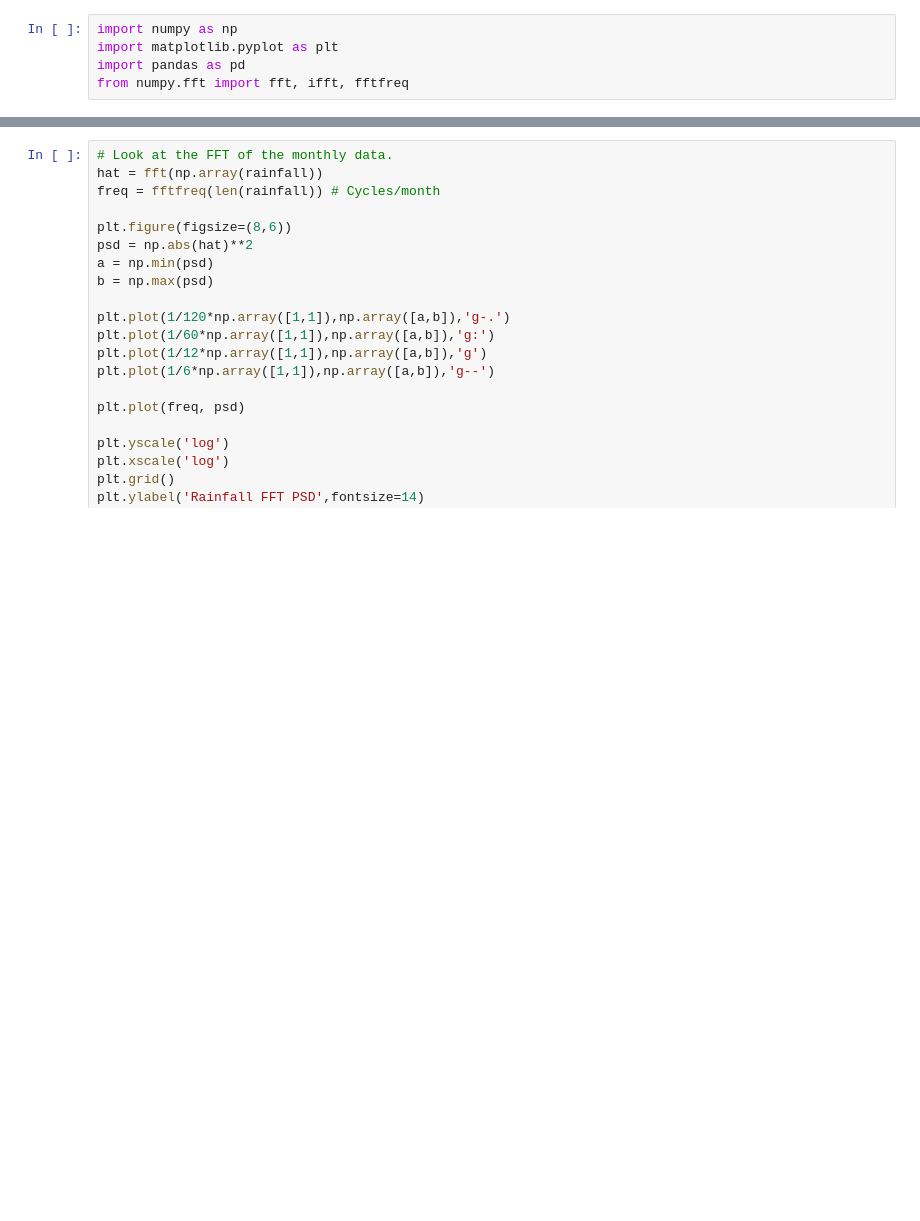
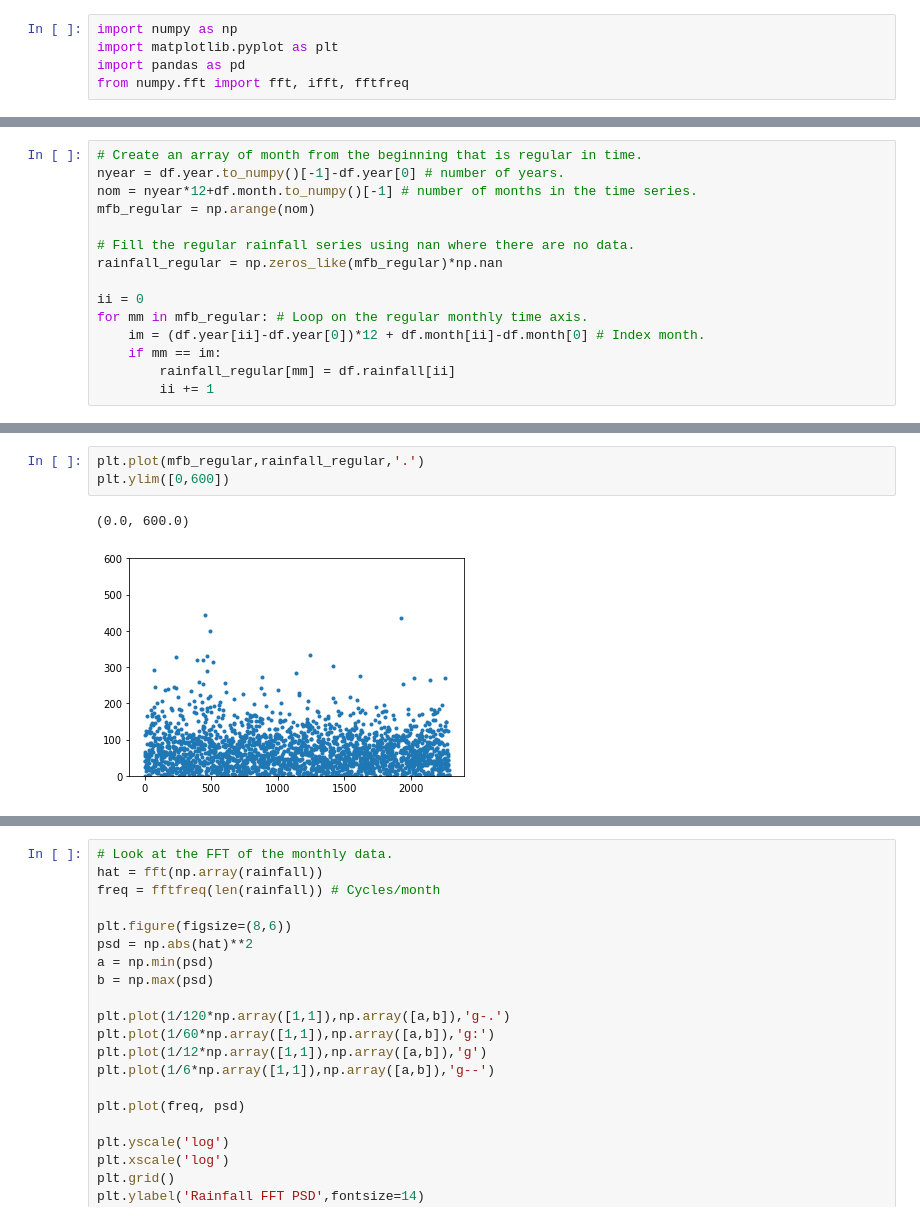
Before and after one commit to agonmer/magra_rainfall, a Jupyter notebook: rainfall_series.ipynb, the cells around one changed output, grey strips where cells are left out. Drawn from its saved outputs; the diff is of its cells as text; blank space fills up the shorter version.

```diff
--- a/rainfall_series.ipynb
+++ b/rainfall_series.ipynb
@@ -29,0 +22,15 @@ df
+# %%
+# Create an array of month from the beginning that is regular in time.
+nyear = df.year.to_numpy()[-1]-df.year[0] # number of years.
+nom = nyear*12+df.month.to_numpy()[-1] # number of months in the time series.
+mfb_regular = np.arange(nom)
+
+# Fill the regular rainfall series using nan where there are no data.
+rainfall_regular = np.zeros_like(mfb_regular)*np.nan
+
+ii = 0
+for mm in mfb_regular: # Loop on the regular monthly time axis.
+    im = (df.year[ii]-df.year[0])*12 + df.month[ii]-df.month[0] # Index month.
+    if mm == im:
+        rainfall_regular[mm] = df.rainfall[ii]
+        ii += 1
@@ -29,0 +43,6 @@ df
+# %%
+plt.plot(mfb_regular,rainfall_regular,'.')
+plt.ylim([0,600])
+# %% [output]
+(0.0, 600.0)
+[figure, added]
```
Also changed, not shown: parts of 13 cells of this notebook.
